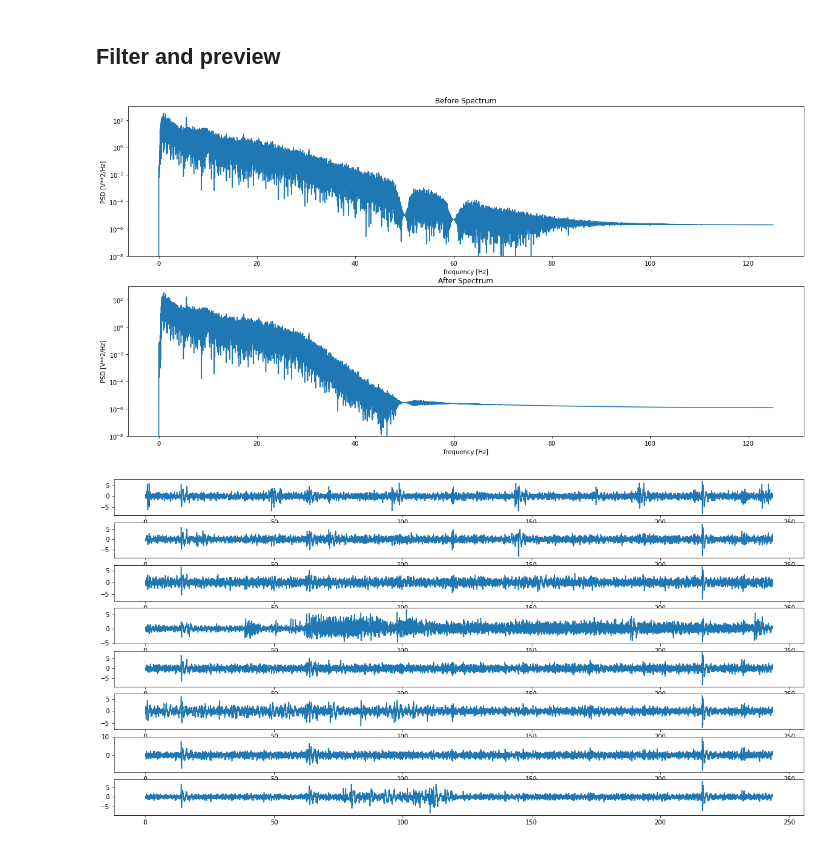
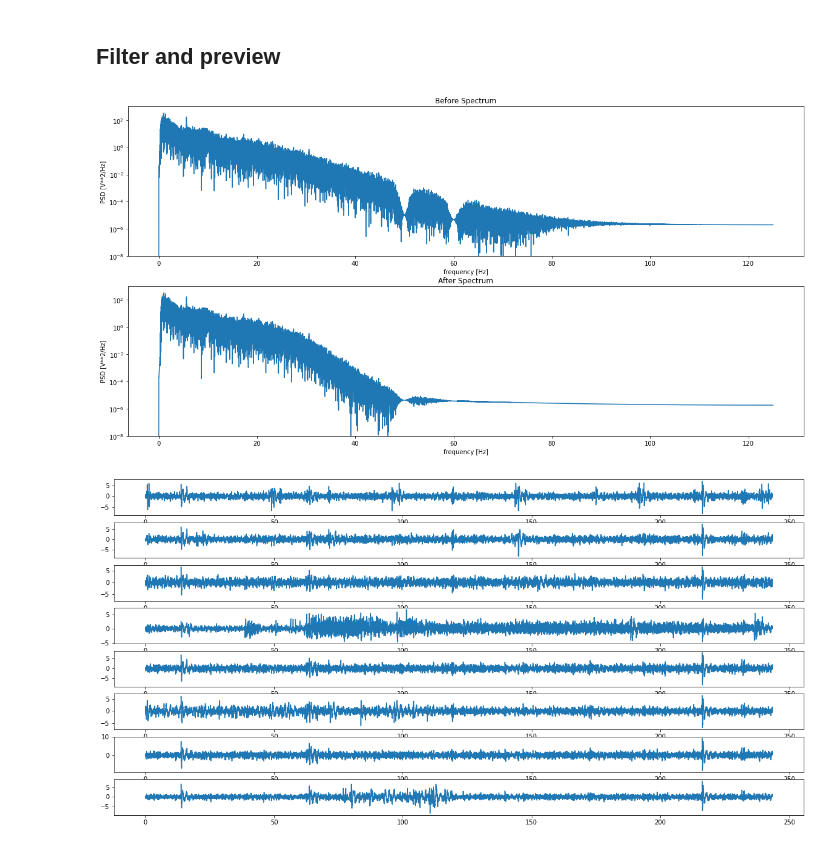
Before and after one commit to esbenkc/P300-Tweaks, a Jupyter notebook: src/jpy-eda-malyshev.ipynb, the cells around one changed output. Drawn from its saved outputs; the diff is of its cells as text; code cells hidden in the pictures.

```diff
--- a/src/jpy-eda-malyshev.ipynb
+++ b/src/jpy-eda-malyshev.ipynb
@@ -62,22 +70,22 @@ def butter_bandpass_filter(data, lowcut, highcut, fs, order=5):
 # %%
 plt.figure(figsize=(20,10))
 plt.subplot(2,1,1)
 plt.semilogy(*sig.periodogram(data[:,0], fs))
 plt.ylim([1e-8, 1e3])
 plt.xlabel('frequency [Hz]')
 plt.ylabel('PSD [V**2/Hz]')
 plt.title('Before Spectrum')
 
 
 plt.subplot(2,1,2)
-plt.semilogy(*sig.periodogram(res, fs))
+plt.semilogy(*sig.periodogram(butter_bandpass_filter(data[:,0],0.5,30,fs), fs))
 plt.ylim([1e-8, 1e3])
 plt.xlabel('frequency [Hz]')
 plt.ylabel('PSD [V**2/Hz]')
 plt.title('After Spectrum')
 plt.show()
 # %% [output]
-[figure, old version]
+[figure, new version]
 # %%
 filtered = data.copy()
 for i in range(filtered.shape[1]):
```
Also changed, not shown: parts of 10 cells of this notebook.
